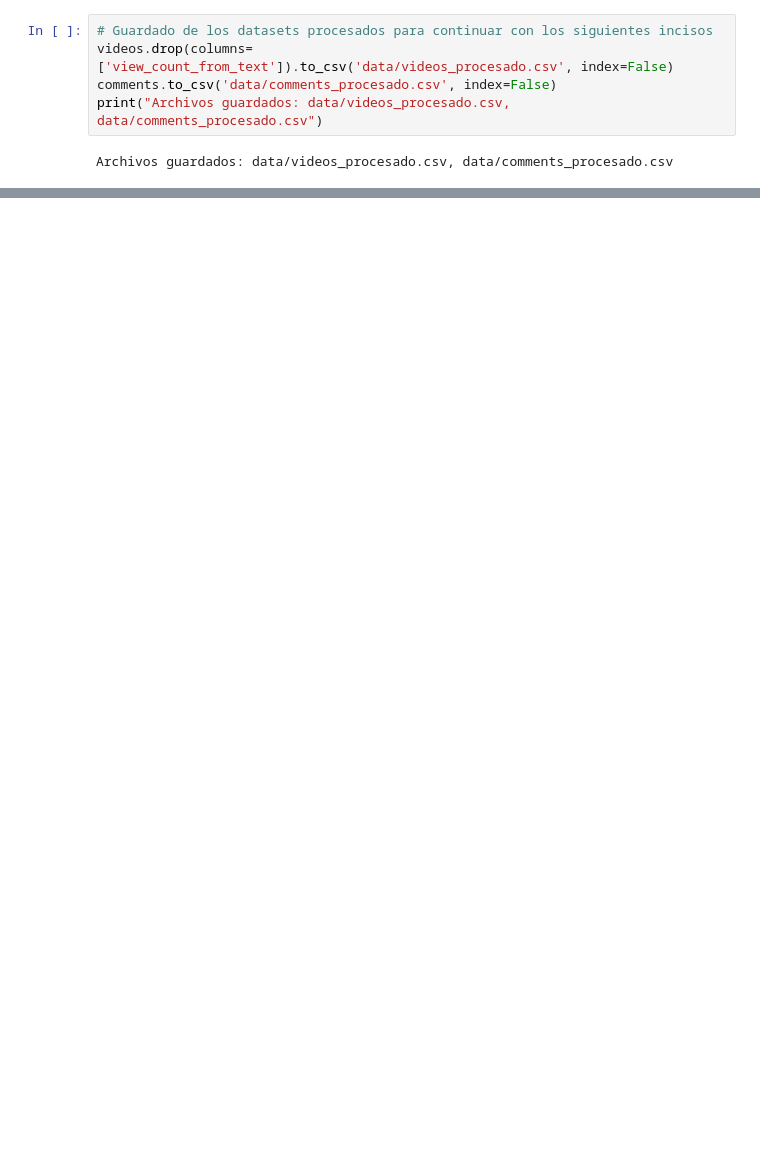
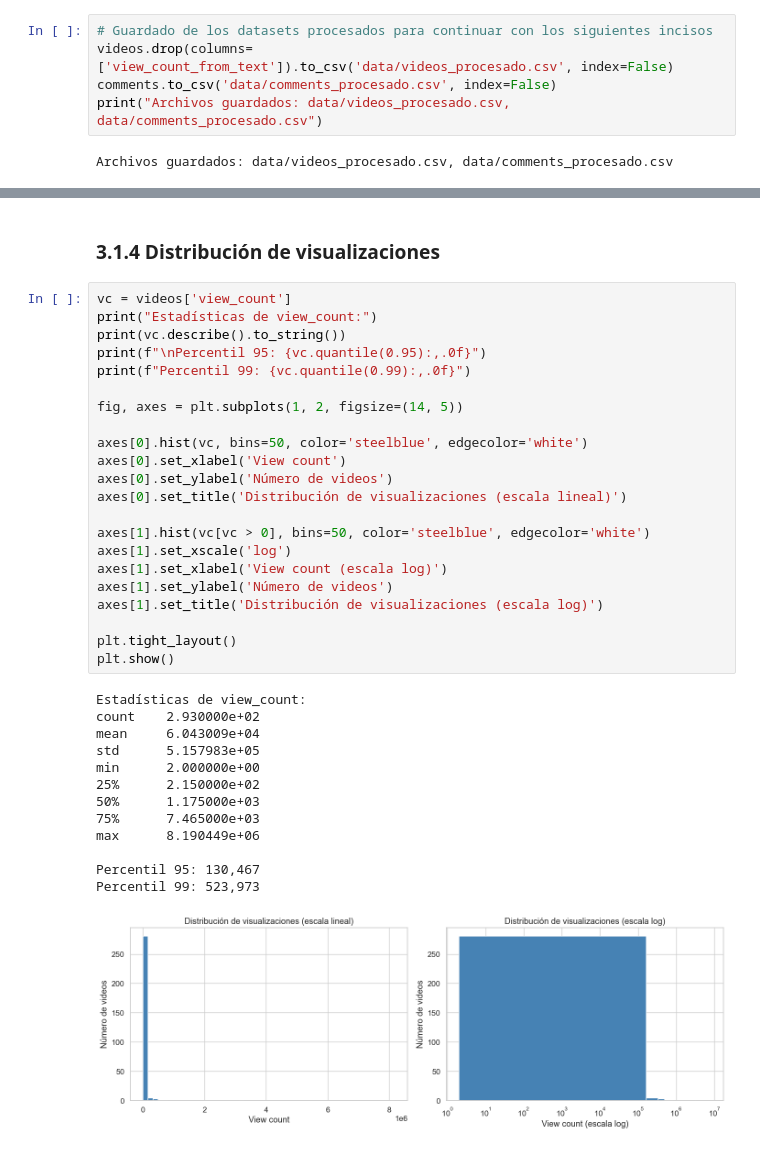
Before and after one commit to Ikeel04/Labs-DS, a Jupyter notebook: Lab6/Laboratorio6.ipynb, the cells around one changed output, grey strips where cells are left out. Saved outputs shown, nothing was run; the diff lists cells and outputs as text; blank space fills up the shorter version.

```diff
--- a/Lab6/Laboratorio6.ipynb
+++ b/Lab6/Laboratorio6.ipynb
@@ -584,0 +766,38 @@ Archivos guardados: data/videos_procesado.csv, data/comments_procesado.csv
+# %% [markdown]
+### 3.1.4 Distribución de visualizaciones
+# %%
+vc = videos['view_count']
+print("Estadísticas de view_count:")
+print(vc.describe().to_string())
+print(f"\nPercentil 95: {vc.quantile(0.95):,.0f}")
+print(f"Percentil 99: {vc.quantile(0.99):,.0f}")
+
+fig, axes = plt.subplots(1, 2, figsize=(14, 5))
+
+axes[0].hist(vc, bins=50, color='steelblue', edgecolor='white')
+axes[0].set_xlabel('View count')
+axes[0].set_ylabel('Número de videos')
+axes[0].set_title('Distribución de visualizaciones (escala lineal)')
+
+axes[1].hist(vc[vc > 0], bins=50, color='steelblue', edgecolor='white')
+axes[1].set_xscale('log')
+axes[1].set_xlabel('View count (escala log)')
+axes[1].set_ylabel('Número de videos')
+axes[1].set_title('Distribución de visualizaciones (escala log)')
+
+plt.tight_layout()
+plt.show()
+# %% [output]
+Estadísticas de view_count:
+count    2.930000e+02
+mean     6.043009e+04
+std      5.157983e+05
+min      2.000000e+00
+25%      2.150000e+02
+50%      1.175000e+03
+75%      7.465000e+03
+max      8.190449e+06
+
+Percentil 95: 130,467
+Percentil 99: 523,973
+[figure, added]
```
Also changed, not shown: parts of 67 cells of this notebook, 1 other file.
